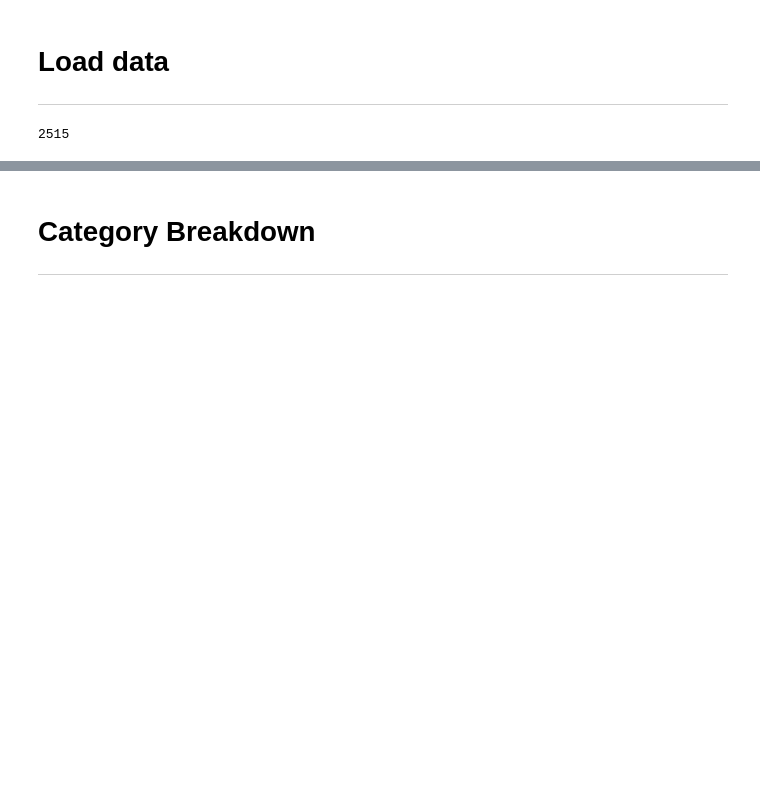
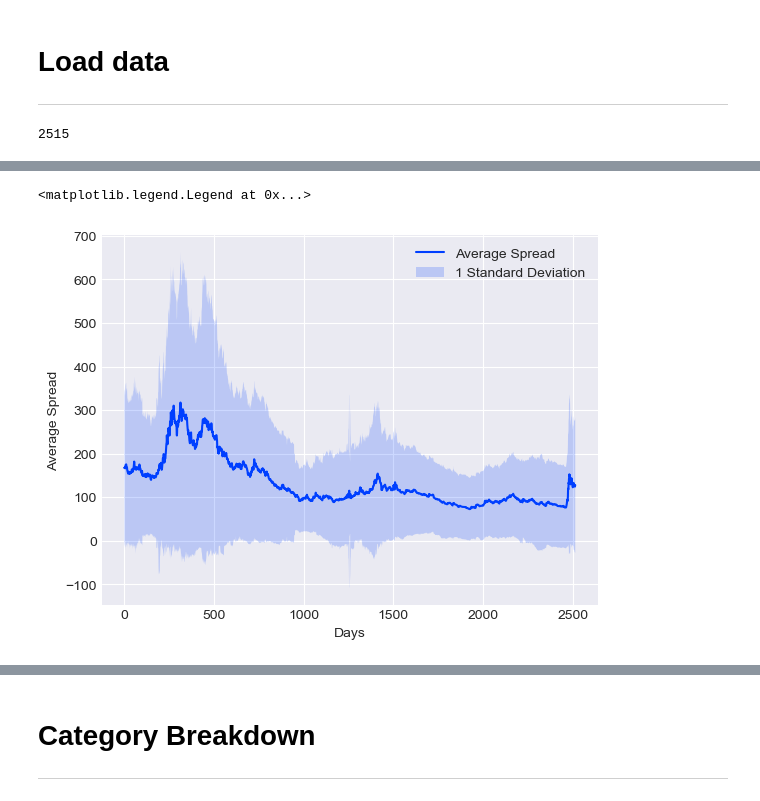
Before and after one commit to KLCALAW/ATCF, a Jupyter notebook: results.ipynb, the cells around one changed output, grey strips where cells are left out. Saved outputs shown, nothing was run; the diff lists cells and outputs as text; code cells hidden in the pictures; blank space fills up the shorter version.

```diff
--- a/results.ipynb
+++ b/results.ipynb
@@ -97,0 +83,22 @@ Text(0.5, 1.0, 'Actual Spread Means')
+# %%
+#Plot average spread each day with shaded area of 1 standard deviation
+
+average_spreads = []
+std_spreads = []
+
+for date in dates:
+    proxy_time_series_filtered_date = proxy_time_series_filtered[proxy_time_series_filtered['Date'] == date]
+    average_spread = np.mean(proxy_time_series_filtered_date['Actual_Spread'])
+    std_spread = np.std(proxy_time_series_filtered_date['Actual_Spread'])
+    average_spreads.append(average_spread)
+    std_spreads.append(std_spread)
+# %%
+num_days = [i for i in range(len(dates))]
+plt.plot(num_days, average_spreads, label='Average Spread')
+plt.fill_between(num_days, np.array(average_spreads) - np.array(std_spreads), np.array(average_spreads) + np.array(std_spreads), alpha=0.2, label='1 Standard Deviation')
+plt.xlabel('Days')
+plt.ylabel('Average Spread')
+plt.legend()
+# %% [output]
+<matplotlib.legend.Legend at 0x...>
+[figure, added]
```
Also changed, not shown: parts of 26 cells of this notebook, 1 other file.
